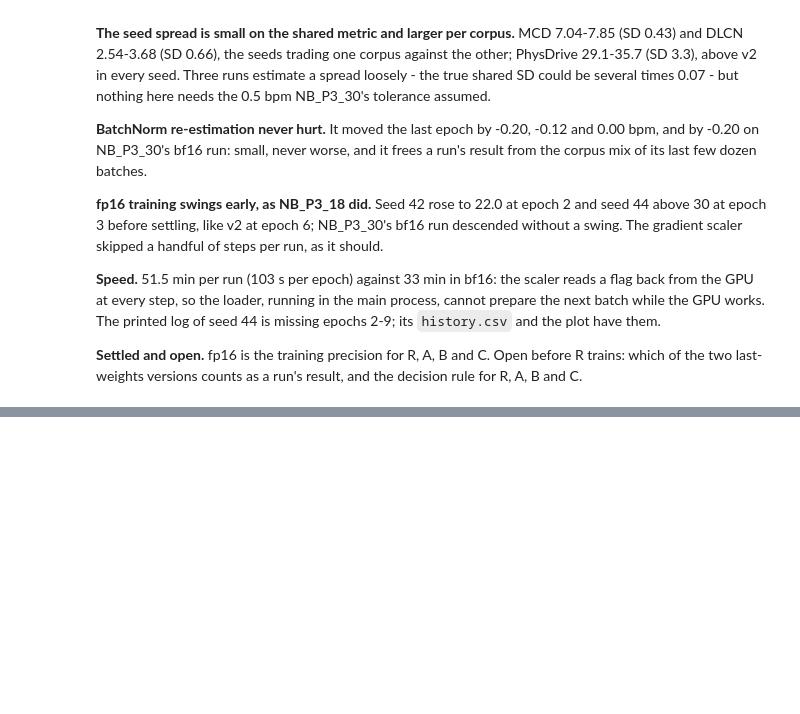
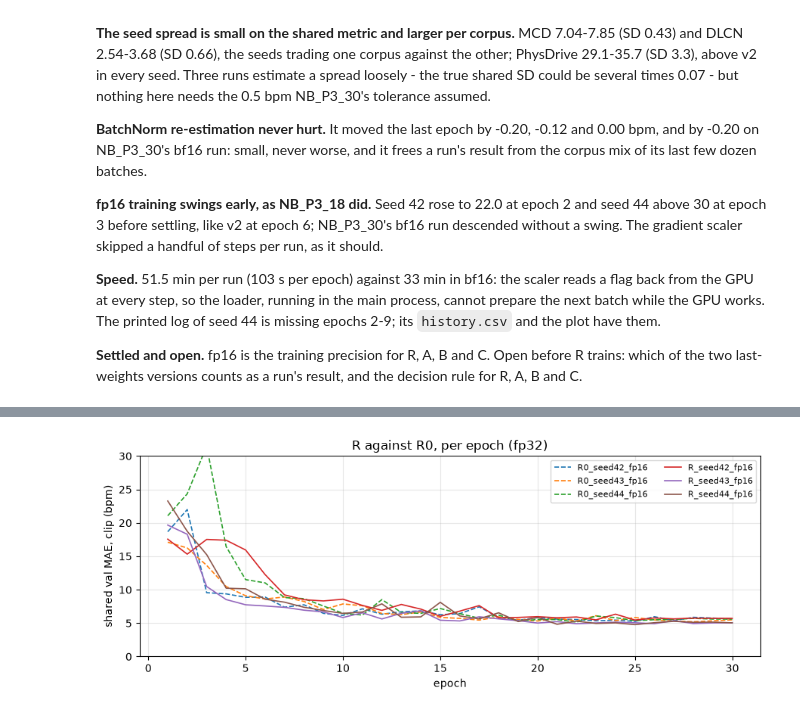
Before and after one commit to MrCzaro/QualityPhys---CRVSE-Project, a Jupyter notebook: Notebooks/Phase 3 Notebooks/NB_P3_31_HR_PhysNet_Full_Corpus.ipynb, the cells around one changed output, grey strips where cells are left out. Cells and saved outputs as stored; diff of their text form; code cells hidden in the pictures; blank space fills up the shorter version.

Commit message:
Add NB_P3_31 part 2

```diff
--- a/Notebooks/Phase 3 Notebooks/NB_P3_31_HR_PhysNet_Full_Corpus.ipynb
+++ b/Notebooks/Phase 3 Notebooks/NB_P3_31_HR_PhysNet_Full_Corpus.ipynb
@@ -648,0 +1083,12 @@ wrote D:\QualityPhys\phase 3 runs\nb_p3_31_summary.csv
+# %%
+t_all = time.time()
+for run in RUNS2:
+    status = run_status2(run)
+    print(f"{run['name']}: {status}", flush=True)
+    if status == 'done':
+        continue
+    if status in ('recording-level scores to add', 'trained - final scoring only'):
+        finish_run2(run)
+    else:
+        train_run2(run)
+print(f'part 2 finished in {(time.time() - t_all) / 60:.1f} min')
@@ -648,0 +1106,86 @@ wrote D:\QualityPhys\phase 3 runs\nb_p3_31_summary.csv
+# %%
+def subject_interval(diff, n_boot=N_BOOT, seed=0):
+    '''Mean of a per-recording difference, and its 95% interval with subjects resampled with replacement.'''
+    g = diff.groupby(level=['dataset', 'subject']).agg(['sum', 'count'])
+    s, c = g['sum'].to_numpy(), g['count'].to_numpy()
+    idx = np.random.default_rng(seed).integers(0, len(s), size=(n_boot, len(s)))
+    lo, hi = np.percentile(s[idx].sum(axis=1) / c[idx].sum(axis=1), [2.5, 97.5])
+    return dict(diff=float(diff.mean()), lo=float(lo), hi=float(hi))
+
+
+GROUPS = {'shared': SHARED_DATASETS, 'MCD': {'MCD'}, 'DLCN': {'DLCN'}, 'UBFC-rPPG': {'UBFC-rPPG'},
+          'PhysDrive': {'PhysDrive'}}
+
+rows, per_rec = [], {}
+for run in RUNS2:
+    path = run_dir(run) / 'final_scores.json'
+    s = json.loads(path.read_text(encoding='utf-8')) if path.exists() else {}
+    if 'windows' not in s:
+        print('not finished:', run['name']); continue
+    w = s['windows'][RESULT_WEIGHTS]
+    rows.append(dict(run=run['name'], arm=run['arm'], seed=run['seed'],
+                     clip_shared=s[RESULT_WEIGHTS]['shared'], clip_MCD=s[RESULT_WEIGHTS]['MCD'],
+                     win_shared=w['shared'], win_MCD=w['MCD'], win_DLCN=w['DLCN'], win_UBFC=w['UBFC-rPPG'],
+                     win_PhysDrive=w['PhysDrive'], reading_shared=w['reading_shared'],
+                     last_win_shared=s['windows']['last']['shared']))
+    fw = pd.read_csv(run_dir(run) / 'final_windows.csv', dtype={'subject': str})
+    per_rec[run['name']] = fw[fw['weights'] == RESULT_WEIGHTS].set_index(['dataset', 'subject', 'group'])['window_mae']
+table = pd.DataFrame(rows).set_index('run')
+print(f'Each run, {RESULT_WEIGHTS}, MAE bpm (fp32; win = recording-level, mean window error)\n' + table.round(2).to_string())
+
+v2_path = RUNS_ROOT / 'v2_epoch27_windows.csv'
+if not v2_path.exists():
+    score_windows({'v2': load_physnet(V2_WEIGHTS)}, val_index).to_csv(v2_path, index=False)
+v2w = pd.read_csv(v2_path, dtype={'subject': str})
+v2s = summarise_windows(v2w)
+print('\nv2 shipped weights (epoch 27), recording level: ' + ', '.join(f'{c} {v2s[c]:.2f}' for c in ['shared'] + CORPORA)
+      + f" | reading shared {v2s['reading_shared']:.2f}")
+
+per_rec = pd.DataFrame(per_rec)
+arms = {arm: [r['name'] for r in RUNS2 if r['arm'] == arm and r['name'] in per_rec] for arm in ('R0', 'R')}
+print('\nArm means (recording level, shared): ' + ', '.join(
+    f'{arm} {per_rec[names].mean(axis=1)[per_rec.index.get_level_values("dataset").isin(SHARED_DATASETS)].mean():.2f}'
+    f' ({len(names)} seeds)' for arm, names in arms.items() if names))
+
+
+def by_group(diff):
+    ds = diff.index.get_level_values('dataset')
+    return {g: subject_interval(diff[ds.isin(members)]) for g, members in GROUPS.items() if ds.isin(members).any()}
+
+
+floor = {f'{a} - {b}': by_group(per_rec[a] - per_rec[b]) for a, b in itertools.combinations(arms['R0'], 2)}
+fl = pd.DataFrame({k: {g: f"{v['diff']:+.2f} ({v['lo']:+.2f} to {v['hi']:+.2f})" for g, v in d.items()}
+                   for k, d in floor.items()}).T
+print('\nNoise floor - one R0 seed against another, recording level, 95% subject intervals\n' + fl.to_string())
+
+verdict, result = 'not judged: R and R0 need all three seeds each', None
+if len(arms['R']) == len(R_SEEDS) and len(arms['R0']) == len(R0_SEEDS):
+    result = by_group(per_rec[arms['R']].mean(axis=1) - per_rec[arms['R0']].mean(axis=1))
+    print(f'\nR - R0, mean of {len(R_SEEDS)} seeds per recording, recording level, 95% subject intervals')
+    print(pd.DataFrame(result).T.round(3).to_string())
+    paired = {s: float((per_rec[f'R_seed{s}_{PRECISION}'] - per_rec[f'R0_seed{s}_{PRECISION}'])
+                       [per_rec.index.get_level_values('dataset').isin(SHARED_DATASETS)].mean()) for s in R_SEEDS}
+    print('per seed, R - R0 (shared, same clips and order):', {k: round(v, 2) for k, v in paired.items()})
+    sh, mc = result['shared'], result['MCD']
+    if sh['lo'] > 0 or mc['lo'] > 0:
+        verdict = 'R worse: review the label handling (MCD first) before any VitalVideos arm trains'
+    elif sh['hi'] < 0:
+        verdict = 'R better: A, B and C build on R'
+    else:
+        verdict = 'no measurable effect at this resolution: A, B and C build on R'
+print('\nVerdict (rule stated before R trained):', verdict)
+
+fig, ax = plt.subplots(figsize=(9, 3.6))
+for run in RUNS2:
+    path = run_dir(run) / 'history.csv'
+    if path.exists():
+        h = pd.read_csv(path)
+        ax.plot(h['epoch'], h['shared'], '--' if run['arm'] == 'R0' else '-', lw=1.2, label=run['name'])
+ax.set(xlabel='epoch', ylabel='shared val MAE, clip (bpm)', ylim=(0, 30), title='R against R0, per epoch (fp32)')
+ax.legend(fontsize=8, ncol=2); ax.grid(alpha=0.3)
+plt.tight_layout(); plt.show()
+
+out = table.assign(verdict=verdict)
+out.to_csv(RUNS_ROOT / 'nb_p3_31_part2_summary.csv')
+print('wrote', RUNS_ROOT / 'nb_p3_31_part2_summary.csv')
+# %% [output]
@@ -648,0 +1209 @@ wrote D:\QualityPhys\phase 3 runs\nb_p3_31_summary.csv
+[figure, added]
```
Also changed, not shown: parts of 21 cells of this notebook.
